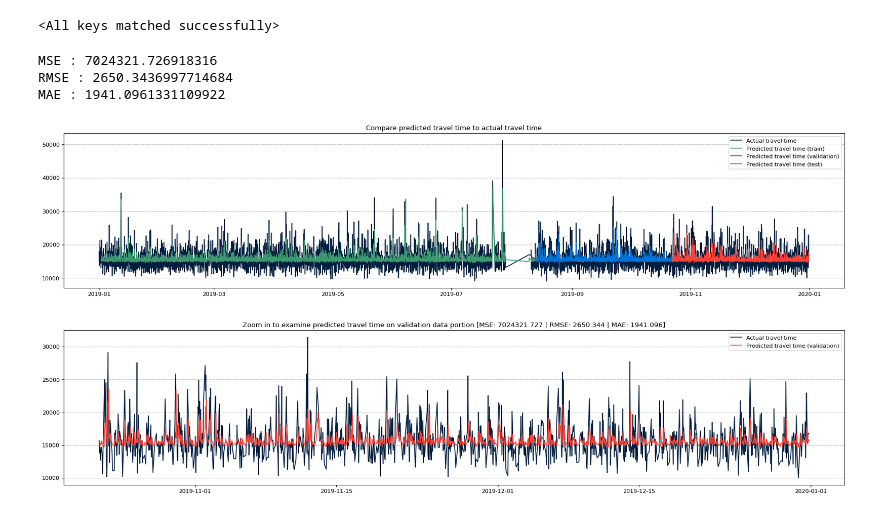
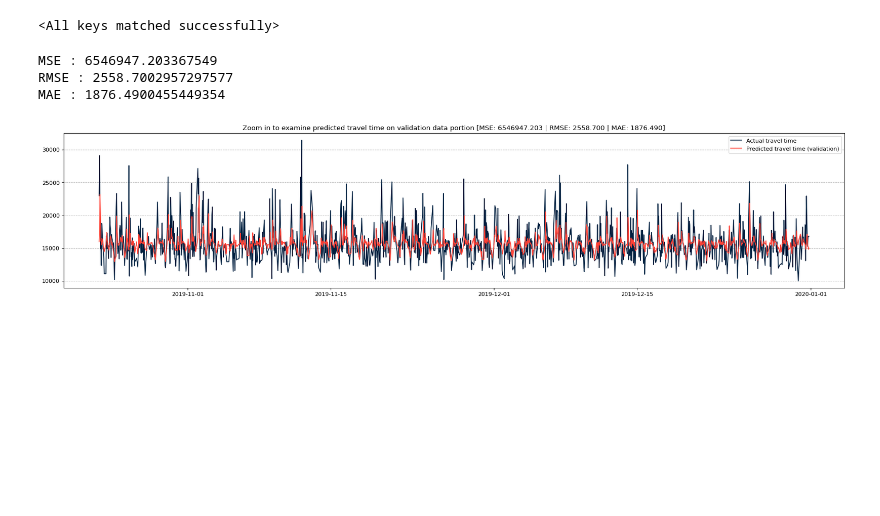
Before and after one commit to Travel-Time-Prediction/explore-gps-log-data, a Jupyter notebook: models/lstm/train.ipynb, the cells around one changed output. Cells and saved outputs as stored; diff of their text form; code cells hidden in the pictures; blank space fills up the shorter version.

```diff
--- a/models/lstm/train.ipynb
+++ b/models/lstm/train.ipynb
@@ -42,7 +42,7 @@ cfg = {
         'input_size': 1,
         'num_lstm_layers': 1,
         'lstm_size': 256,
-        'dropout': 0.7,
+        'dropout': 0.5,
     },
     'optimizer': {
         'name': 'adam',
@@ -126,4 +236,5 @@ Test data shape (1479, 21, 1) (1479,)
 # %%
-model = LSTM(input_size=cfg['model']['input_size'], hidden_size=cfg['model']['lstm_size'], num_layers=cfg['model']['num_lstm_layers'], output_size=1, dropout=cfg['model']['dropout'])
+# model = LSTM(input_size=cfg['model']['input_size'], hidden_size=cfg['model']['lstm_size'], num_layers=cfg['model']['num_lstm_layers'], output_size=1, dropout=cfg['model']['dropout'])
+model = AttentionalLSTM(input_size=1, qkv=cfg['data']['window_size'], hidden_size=256, num_layers=1, output_size=1, bidirectional=False)
 # %%
 # model = LSTM_Model(input_size=cfg['model']['input_size'], hidden_size=cfg['model']['lstm_size'], num_layers=cfg['model']['num_lstm_layers'], output_size=1, dropout=cfg['model']['dropout'])
@@ -260,7 +372,7 @@ train_dataloader = DataLoader(dataset_train, batch_size=cfg['train']['batch_size
 val_dataloader = DataLoader(dataset_val, batch_size=cfg['train']['batch_size'], shuffle=False)
 test_dataloader = DataLoader(dataset_test, batch_size=cfg['train']['batch_size'], shuffle=False)
 # %%
-checkpoint = torch.load(os.path.join(cfg['train']['checkpoint_path'],'lstm_55_0.760.pth'))
+checkpoint = torch.load(os.path.join(cfg['train']['checkpoint_path'],'lstm_13_0.750.pth'))
 model.load_state_dict(checkpoint['net'])
 # %% [output]
 <All keys matched successfully>
@@ -268,6 +380,8 @@ model.load_state_dict(checkpoint['net'])
 predicted_train = np.array([])
 predicted_val = np.array([])
 predicted_test = np.array([])
+
+all_data_popint = len(dataset_train.x) + len(dataset_val.x) + len(dataset_test.x)
 
 model.eval()
 for batch_idx, (x, y) in enumerate(train_dataloader):
@@ -292,52 +406,54 @@ mse = mean_squared_error(scaler.inverse_transform(data_y_test.reshape(-1, 1)), s
 rmse = math.sqrt(mean_squared_error(scaler.inverse_transform(data_y_test.reshape(-1, 1)), scaler.inverse_transform(predicted_test.reshape(-1, 1))))
 mae = mean_absolute_error(scaler.inverse_transform(data_y_test.reshape(-1, 1)), scaler.inverse_transform(predicted_test.reshape(-1, 1)))
 
 print(f"MSE : {mse}")
 print(f"RMSE : {rmse}")
 print(f"MAE : {mae}")
 
 if cfg['plots']['show_plots']:
-    to_plot_data_y_train_pred = np.zeros(num_data_points)
-    to_plot_data_y_val_pred = np.zeros(num_data_points)
-    to_plot_data_y_test_pred = np.zeros(num_data_points)
+    to_plot_data_y_train_pred = np.zeros(all_data_popint)
+    to_plot_data_y_val_pred = np.zeros(all_data_popint)
+    to_plot_data_y_test_pred = np.zeros(all_data_popint)
 
-    to_plot_data_y_train_pred[cfg['data']['window_size']:split_train_index + cfg['data']['window_size']] = scaler.inverse_transform(predicted_train.reshape(1, -1))
-    to_plot_data_y_val_pred[split_train_index + cfg['data']['window_size']:split_val_index + cfg['data']['window_size']] = scaler.inverse_transform(predicted_val.reshape(1, -1))
-    to_plot_data_y_test_pred[split_val_index + cfg['data']['window_size']:] = scaler.inverse_transform(predicted_test.reshape(1, -1))
+    to_plot_data_y_train_pred[:len(dataset_train.x)] = scaler.inverse_transform(predicted_train.reshape(1, -1))
+    to_plot_data_y_val_pred[len(dataset_train.x):len(dataset_train.x) + len(dataset_val.x)] = scaler.inverse_transform(predicted_val.reshape(1, -1))
+    to_plot_data_y_test_pred[len(dataset_train.x) + len(dataset_val.x):] = scaler.inverse_transform(predicted_test.reshape(1, -1))
 
     to_plot_data_y_train_pred = np.where(to_plot_data_y_train_pred == 0, None, to_plot_data_y_train_pred)
     to_plot_data_y_val_pred = np.where(to_plot_data_y_val_pred == 0, None, to_plot_data_y_val_pred)
     to_plot_data_y_test_pred = np.where(to_plot_data_y_test_pred == 0, None, to_plot_data_y_test_pred)
 
-    # plot
-    fig = plt.figure(figsize=(25, 5), dpi=80)
-    fig.patch.set_facecolor((1.0, 1.0, 1.0))
-    plt.plot(data_date, data_travel_time, label='Actual travel time', color=cfg['plots']['color_actual'])
-    plt.plot(data_date, to_plot_data_y_train_pred, label='Predicted travel time (train)', color=cfg['plots']['color_pred_train'])
-    plt.plot(data_date, to_plot_data_y_val_pred, label='Predicted travel time (validation)', color=cfg['plots']['color_pred_val'])
-    plt.plot(data_date, to_plot_data_y_test_pred, label='Predicted travel time (test)', color=cfg['plots']['color_pred_test'])
-    plt.title(f"Compare predicted travel time to actual travel time")
-    plt.grid(b=None, which='major', axis='y', linestyle='--')
-    plt.legend()
-    plt.show()
+
+    # idx = np.arange(0, all_data_popint)
+
+    # # plot
+    # fig = plt.figure(figsize=(25, 5), dpi=80)
+    # fig.patch.set_facecolor((1.0, 1.0, 1.0))
+    # # plt.plot(idx, data_travel_time, label='Actual travel time', color=cfg['plots']['color_actual'])
+    # plt.plot(idx, to_plot_data_y_train_pred, label='Predicted travel time (train)', color=cfg['plots']['color_pred_train'])
+    # plt.plot(idx, to_plot_data_y_val_pred, label='Predicted travel time (validation)', color=cfg['plots']['color_pred_val'])
+    # plt.plot(idx, to_plot_data_y_test_pred, label='Predicted travel time (test)', color=cfg['plots']['color_pred_test'])
+    # plt.title(f"Compare predicted travel time to actual travel time")
+    # plt.grid(b=None, which='major', axis='y', linestyle='--')
+    # plt.legend()
+    # plt.show()
 
     # prepare data for plotting, zoom in validation
     to_plot_data_y_val_subset = scaler.inverse_transform(data_y_test.reshape(-1, 1))
     to_plot_predicted_val = scaler.inverse_transform(predicted_test.reshape(-1, 1))
     to_plot_data_date = data_date[split_val_index + cfg['data']['window_size']:]
 
     #plot
     fig = plt.figure(figsize=(25, 5), dpi=80)
     fig.patch.set_facecolor((1.0, 1.0, 1.0))
     plt.plot(to_plot_data_date, to_plot_data_y_val_subset, label='Actual travel time', color=cfg['plots']['color_actual'])
     plt.plot(to_plot_data_date, to_plot_predicted_val, label='Predicted travel time (validation)', color=cfg['plots']['color_pred_test'])
     plt.title(f"Zoom in to examine predicted travel time on validation data portion [MSE: {mse:.3f} | RMSE: {rmse:.3f} | MAE: {mae:.3f}]")
     plt.grid(b=None, which='major', axis='y', linestyle='--')
     plt.legend()
     plt.show()
 # %% [output]
-MSE : 7024321.726918316
-RMSE : 2650.3436997714684
-MAE : 1941.0961331109922
+MSE : 6546947.203367549
+RMSE : 2558.7002957297577
+MAE : 1876.4900455449354
-[figure, old version]
+[figure, new version]
-[figure, removed]
```
Also changed, not shown: parts of 8 cells of this notebook, 9 other files.
